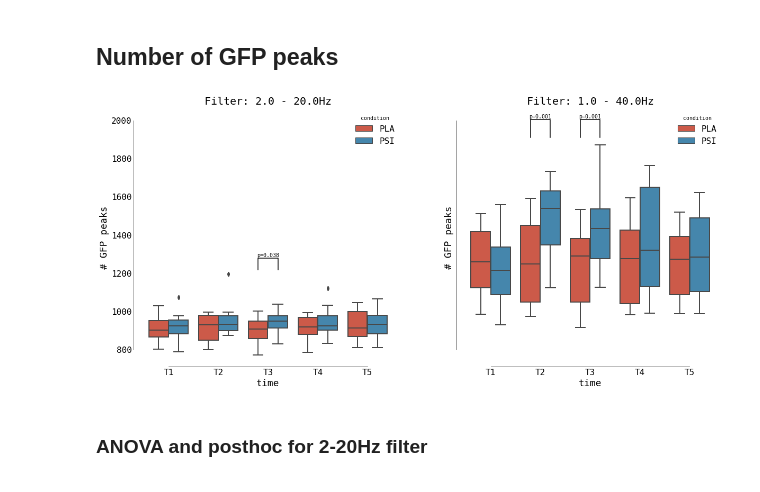
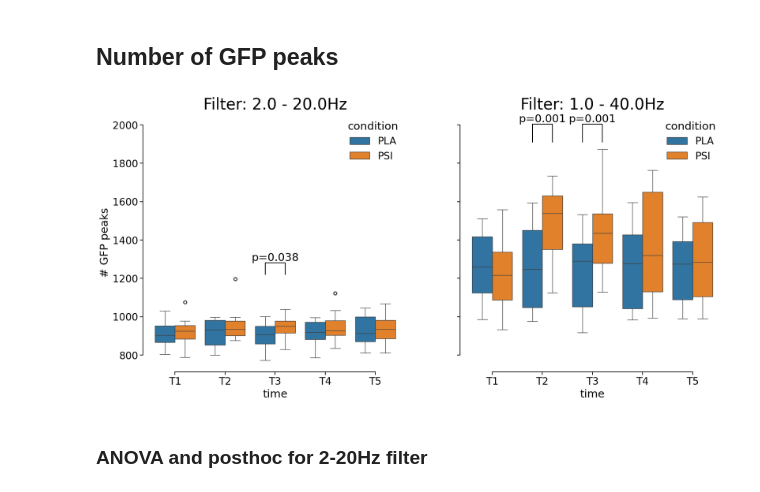
Before and after one commit to jajcayn/psilocybin-microstates, a Jupyter notebook: 1.5-GFP_stats_and_ideal_no_mstates.ipynb, the cells around one changed output. Drawn from its saved outputs; the diff is of its cells as text; code cells hidden in the pictures.

```diff
--- a/1.5-GFP_stats_and_ideal_no_mstates.ipynb
+++ b/1.5-GFP_stats_and_ideal_no_mstates.ipynb
@@ -15,16 +15,17 @@ import seaborn as sns
 
 from src.helpers import PLOTS_ROOT, RESULTS_ROOT, make_dirs
 
+plt.style.use("default")
+plt.rcParams["legend.frameon"] = False
 plt.rcParams["figure.figsize"] = (20, 9)
-plt.style.use("default_light")
-plt.rcParams["legend.frameon"] = False
+sns.set_context("notebook", font_scale=1.75)
 
 WORKING_DIR = os.path.join(RESULTS_ROOT, "gfp_and_no_mstates")
-PLOTTING_DIR = os.path.join(PLOTS_ROOT, "gfp_and_no_mstates")
+PLOTTING_DIR = os.path.join(PLOTS_ROOT, "new")
 make_dirs(PLOTTING_DIR)
 
 # if True, will save all statistical tests as csv and all plots as eps
-SAVE_RESULTS = False
+SAVE_RESULTS = True
 PLOT_EXT = ".eps"
 # which correction for multiple comparisons should be used
 MULTI_CORRECTION = "fdr_by"
@@ -33,9 +34,12 @@ WARNING:root:/Users/nikola/work-brain/psilocybin-microstates/results_figs/gfp_an
 # %%
 # load data computed with `1-main_gfp_stats_and_ideal_no_mstates.py`
-df = pd.read_csv(os.path.join(WORKING_DIR, "gfp_peaks_var_test.csv"), index_col=[0])
+df = pd.read_csv(
+    os.path.join(WORKING_DIR, "gfp_peaks_var_test.csv"), index_col=[0]
+)
 df = df.drop_duplicates(subset=df.columns.difference(["filter"]))
 # divide session into PLA/PSI and time for plotting purposes
 df[["condition", "time"]] = df["session"].str.split("-", expand=True)
+# df["filter"] = df["filter"].replace({1: "2.0-20.0", 2: "1.0-40.0"})
 # # divide to filters
 df_220 = df[df["filter"] == "2.0-20.0"]
 df_140 = df[df["filter"] == "1.0-40.0"]
@@ -81,39 +85,49 @@ def _plot_ttest_signi(where, df_for_max, ax, x1_base=-0.2, x2_base=0.2):
 # %%
 _, axs = plt.subplots(1, 2, sharey=True)
 sns.boxplot(x="time", y="# GFP peaks", hue="condition", data=df_220, ax=axs[0])
-axs[0].set_title("Filter: 2.0 - 20.0Hz")
+axs[0].set_title("Filter: 2.0 - 20.0Hz", size=30)
 sign = pg.pairwise_ttests(
     data=df_220,
     dv="# GFP peaks",
     within=["time", "condition"],
     subject="subject",
     padjust=MULTI_CORRECTION,
 )
 # find significant
-where = sign[(sign["p-corr"] <= 0.05) & (sign["Contrast"] == "time * condition")]
-_plot_ttest_signi(where, df_220["# GFP peaks"], ax=axs[0], x1_base=-0.2, x2_base=0.2)
+where = sign[
+    (sign["p-corr"] <= 0.05) & (sign["Contrast"] == "time * condition")
+]
+_plot_ttest_signi(
+    where, df_220["# GFP peaks"], ax=axs[0], x1_base=-0.2, x2_base=0.2
+)
 
-bplot = sns.boxplot(x="time", y="# GFP peaks", hue="condition", data=df_140, ax=axs[1])
-axs[1].set_title("Filter: 1.0 - 40.0Hz")
+bplot = sns.boxplot(
+    x="time", y="# GFP peaks", hue="condition", data=df_140, ax=axs[1]
+)
+axs[1].set_title("Filter: 1.0 - 40.0Hz", size=30)
 sign = pg.pairwise_ttests(
     data=df_140,
     dv="# GFP peaks",
     within=["time", "condition"],
     subject="subject",
     padjust=MULTI_CORRECTION,
 )
 # find significant
-where = sign[(sign["p-corr"] <= 0.05) & (sign["Contrast"] == "time * condition")]
-_plot_ttest_signi(where, df_140["# GFP peaks"], ax=axs[1], x1_base=-0.2, x2_base=0.2)
+where = sign[
+    (sign["p-corr"] <= 0.05) & (sign["Contrast"] == "time * condition")
+]
+_plot_ttest_signi(
+    where, df_140["# GFP peaks"], ax=axs[1], x1_base=-0.2, x2_base=0.2
+)
 sns.despine(trim=True)
 if SAVE_RESULTS:
     plt.savefig(
         os.path.join(PLOTTING_DIR, f"num_gfp_boxplot{PLOT_EXT}"),
         bbox_inches="tight",
         transparent=True,
     )
 # %% [output]
-[figure, old version]
+[figure, new version]
 # %% [markdown]
 ### ANOVA and posthoc for 2-20Hz filter
 # %%
```
Also changed, not shown: parts of 23 cells of this notebook, 13 other files.
